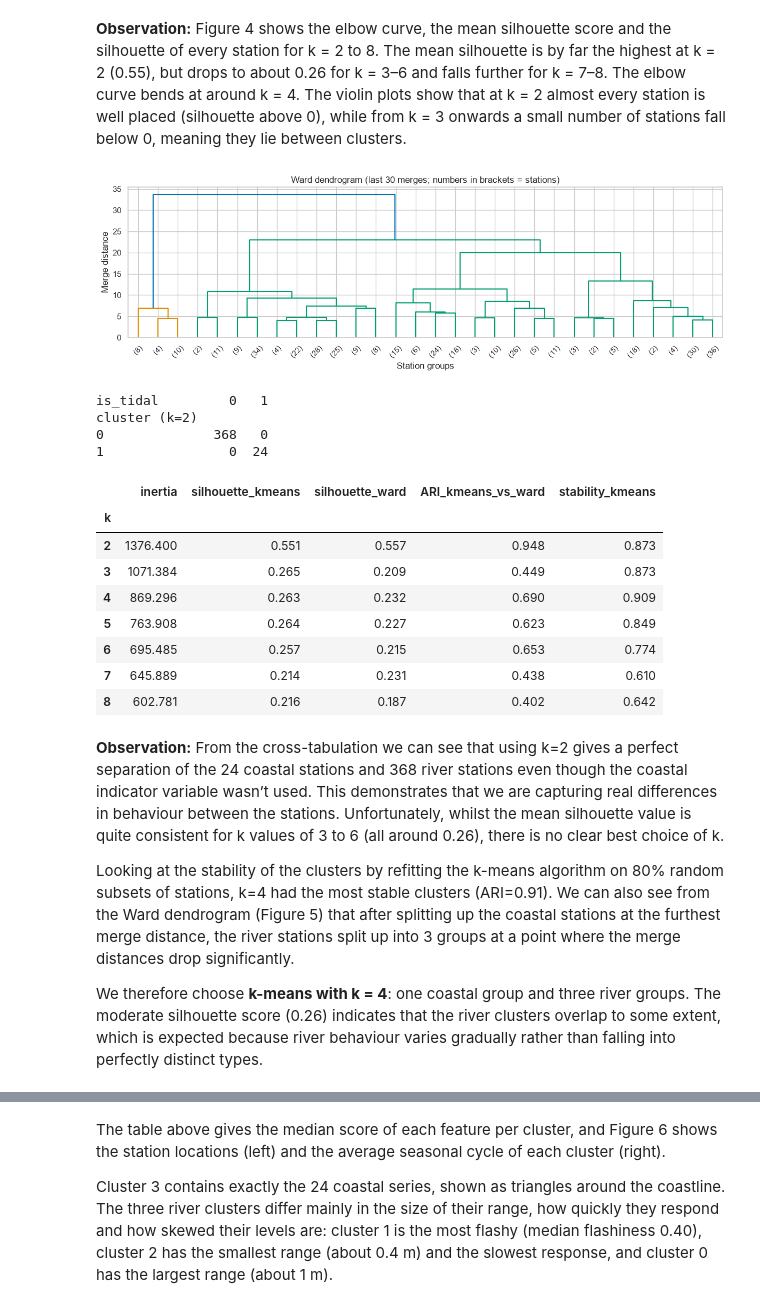
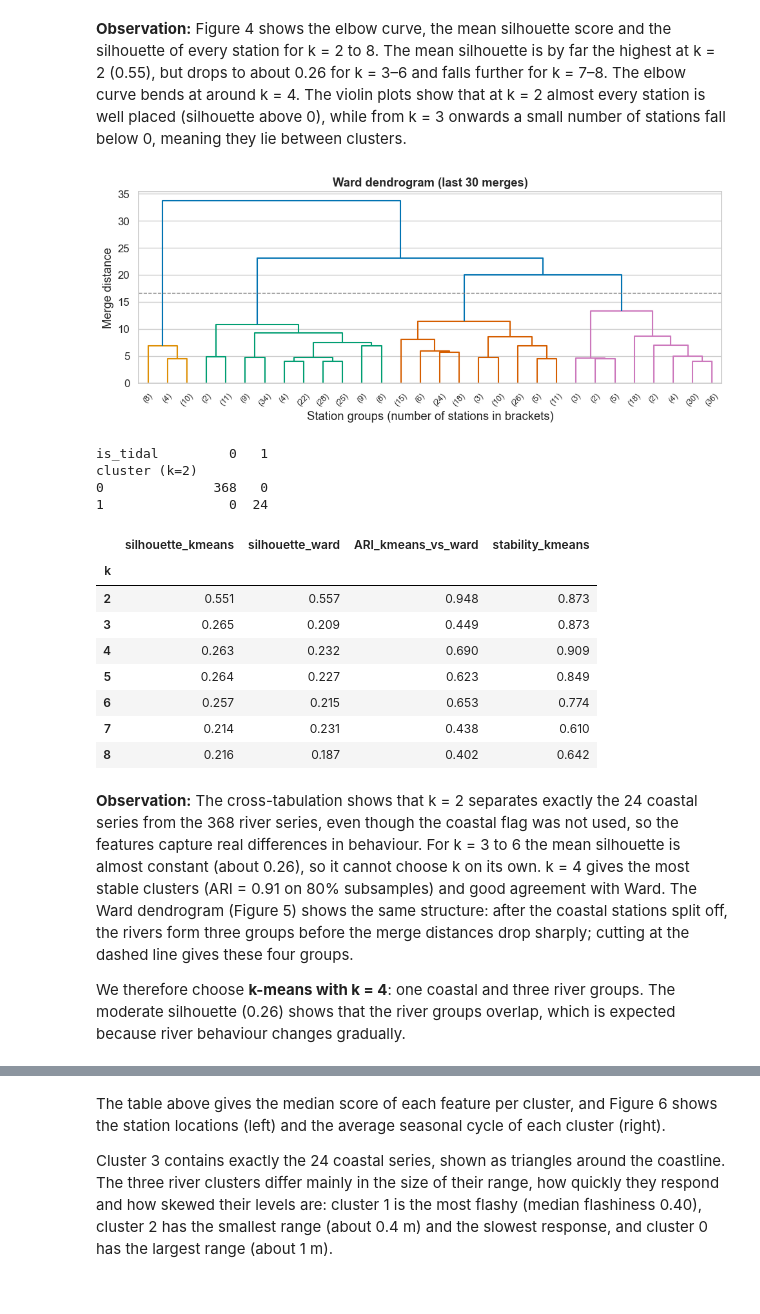
Before and after one commit to Finnmc3/ML-Project, a Jupyter notebook: Data and notebook/project.ipynb, the cells around one changed output, grey strips where cells are left out. Cells and saved outputs as stored; diff of their text form; code cells hidden in the pictures.

```diff
--- a/Data and notebook/project.ipynb
+++ b/Data and notebook/project.ipynb
@@ -831,53 +409,52 @@ plt.tight_layout(); plt.show()
 # %%
 # Adapted from Workshop 3 (Ex 8-9): Ward hierarchical clustering and dendrogram
 # Ward linkage: repeatedly merge the two groups whose merge adds the least within-group variance
 Z = hierarchy.linkage(X, method="ward")
-# Dendrogram of the last 30 merges (Figure 5); a long vertical line = a big jump = a natural split
-fig, ax = plt.subplots(figsize=(12, 4))
-hierarchy.dendrogram(Z, truncate_mode="lastp", p=30, ax=ax)
-ax.set(title="Ward dendrogram (last 30 merges; numbers in brackets = stations)",
-       xlabel="Station groups", ylabel="Merge distance")
+fig, ax = plt.subplots(figsize=(10, 4.2))
+cut = (Z[-4, 2] + Z[-3, 2]) / 2
+hierarchy.dendrogram(Z, truncate_mode="lastp", p=30, ax=ax, color_threshold=cut, leaf_font_size=9)
+ax.axhline(cut, color="grey", ls="--", lw=1)
+ax.set(title="Ward dendrogram (last 30 merges)",
+       xlabel="Station groups (number of stations in brackets)", ylabel="Merge distance")
+ax.grid(axis="x", visible=False)
 plt.tight_layout(); plt.show()
 
 # For each k: Ward silhouette, how much KMeans and Ward agree, and how stable KMeans is
 # when refitted on random 80% subsamples (adjusted Rand index (ARI): 1 = identical clusters, 0 = chance)
-rng = np.random.default_rng(0)                    # fixed seed so the random samples are the same every run
+rng = np.random.default_rng(0)
 for k in K_range:
-    ward = hierarchy.fcluster(Z, t=k, criterion="maxclust")                     # cut the Ward tree into k groups
-    k_table.loc[k, "silhouette_ward"] = silhouette_score(X, ward)               # how well separated Ward's groups are
-    k_table.loc[k, "ARI_kmeans_vs_ward"] = adjusted_rand_score(km_labels[k], ward)   # do the two methods agree?
+    ward = hierarchy.fcluster(Z, t=k, criterion="maxclust")
+    k_table.loc[k, "silhouette_ward"] = silhouette_score(X, ward)
+    k_table.loc[k, "ARI_kmeans_vs_ward"] = adjusted_rand_score(km_labels[k], ward)
     aris = []
-    for b in range(20):                                                         # 20 random 80% samples
-        idx = rng.choice(len(X), size=int(0.8 * len(X)), replace=False)        # pick 80% of the stations
-        sub = KMeans(n_clusters=k, n_init=10, random_state=b).fit_predict(X[idx])   # re-cluster only those
-        aris.append(adjusted_rand_score(km_labels[k][idx], sub))               # compare with the full fit
-    k_table.loc[k, "stability_kmeans"] = np.mean(aris)                          # average agreement = stability
+    for b in range(20):
+        idx = rng.choice(len(X), size=int(0.8 * len(X)), replace=False)
+        sub = KMeans(n_clusters=k, n_init=10, random_state=b).fit_predict(X[idx])
+        aris.append(adjusted_rand_score(km_labels[k][idx], sub))
+    k_table.loc[k, "stability_kmeans"] = np.mean(aris)
 
 # Check what the k = 2 split is: coastal vs river?
 print(pd.crosstab(km_labels[2], station["is_tidal"], rownames=["cluster (k=2)"], colnames=["is_tidal"]))
-# All the scores for every k in one table
-k_table.round(3)
+k_table.drop(columns="inertia").round(3)   # inertia is shown in Figure 4
 # %% [output]
-[figure, old version]
+[figure, new version]
 is_tidal         0   1
 cluster (k=2)
 0              368   0
 1                0  24
-|  | inertia | silhouette_kmeans | silhouette_ward | ARI_kmeans_vs_ward | stability_kmeans |
-| k |  |  |  |  |  |
-| 2 | 1376.400 | 0.551 | 0.557 | 0.948 | 0.873 |
-| 3 | 1071.384 | 0.265 | 0.209 | 0.449 | 0.873 |
-| 4 | 869.296 | 0.263 | 0.232 | 0.690 | 0.909 |
-| 5 | 763.908 | 0.264 | 0.227 | 0.623 | 0.849 |
-| 6 | 695.485 | 0.257 | 0.215 | 0.653 | 0.774 |
-| 7 | 645.889 | 0.214 | 0.231 | 0.438 | 0.610 |
-| 8 | 602.781 | 0.216 | 0.187 | 0.402 | 0.642 |
+|  | silhouette_kmeans | silhouette_ward | ARI_kmeans_vs_ward | stability_kmeans |
+| k |  |  |  |  |
+| 2 | 0.551 | 0.557 | 0.948 | 0.873 |
+| 3 | 0.265 | 0.209 | 0.449 | 0.873 |
+| 4 | 0.263 | 0.232 | 0.690 | 0.909 |
+| 5 | 0.264 | 0.227 | 0.623 | 0.849 |
+| 6 | 0.257 | 0.215 | 0.653 | 0.774 |
+| 7 | 0.214 | 0.231 | 0.438 | 0.610 |
+| 8 | 0.216 | 0.187 | 0.402 | 0.642 |
 # %% [markdown]
-**Observation:** From the cross-tabulation we can see that using k=2 gives a perfect separation of the 24 coastal stations and 368 river stations even though the coastal indicator variable wasn’t used. This demonstrates that we are capturing real differences in behaviour between the stations. Unfortunately, whilst the mean silhouette value is quite consistent for k values of 3 to 6 (all around 0.26), there is no clear best choice of k.
+**Observation:** The cross-tabulation shows that k = 2 separates exactly the 24 coastal series from the 368 river series, even though the coastal flag was not used, so the features capture real differences in behaviour. For k = 3 to 6 the mean silhouette is almost constant (about 0.26), so it cannot choose k on its own. k = 4 gives the most stable clusters (ARI = 0.91 on 80% subsamples) and good agreement with Ward. The Ward dendrogram (Figure 5) shows the same structure: after the coastal stations split off, the rivers form three groups before the merge distances drop sharply; cutting at the dashed line gives these four groups.
 
-Looking at the stability of the clusters by refitting the k-means algorithm on 80% random subsets of stations, k=4 had the most stable clusters (ARI=0.91). We can also see from the Ward dendrogram (Figure 5) that after splitting up the coastal stations at the furthest merge distance, the river stations split up into 3 groups at a point where the merge distances drop significantly.
-
-We therefore choose **k-means with k = 4**: one coastal group and three river groups. The moderate silhouette score (0.26) indicates that the river clusters overlap to some extent, which is expected because river behaviour varies gradually rather than falling into perfectly distinct types.
+We therefore choose **k-means with k = 4**: one coastal and three river groups. The moderate silhouette (0.26) shows that the river groups overlap, which is expected because river behaviour changes gradually.
 # %%
 K = 4              # chosen above: elbow, highest stability, best agreement with Ward
 METHOD = "kmeans"  # switch to "ward" to use the hierarchical clusters instead
```
Also changed, not shown: parts of 61 cells of this notebook.
